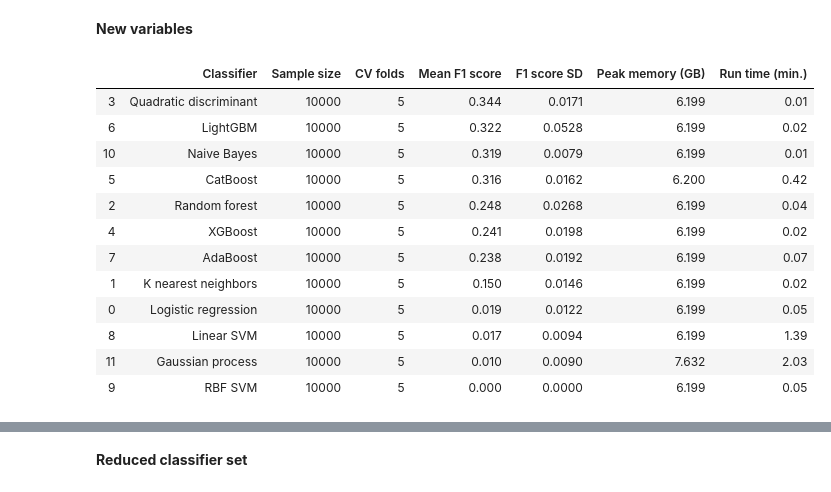
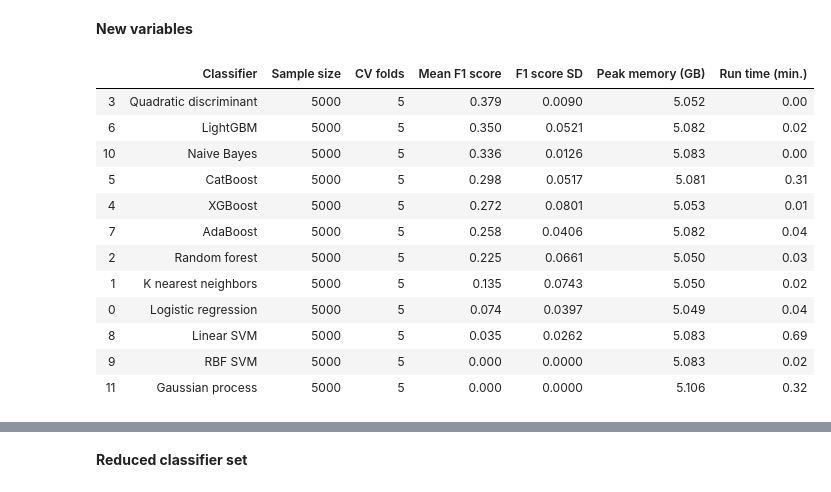
Before and after one commit to aristyogresearch/wildfire, a Jupyter notebook: notebooks/model_selection.ipynb, the cells around one changed output, grey strips where cells are left out. Saved outputs shown, nothing was run; the diff lists cells and outputs as text; code cells hidden in the pictures.

```diff
--- a/notebooks/model_selection.ipynb
+++ b/notebooks/model_selection.ipynb
@@ -667,17 +662,24 @@ def cross_validate_classifier(classifier, X_train, y_train, folds, scoring_func)
 **New variables**
 # %%
 cv_folds = 5
-sample_size = 10000
+sample_size = 5000
 scoring_func = make_scorer(f1_score)
 # %%
 # Take stratified sample of daily mean data and do stratified test-train split
-sampled_data = stratified_sample(data_daily_mean, sample_size)
+sampled_data = stratified_sample(data_rolling_window, sample_size)
 
 y = sampled_data['ignition']
 X = sampled_data.drop('ignition', axis=1)
 
-X_train, X_test, y_train, y_test = train_test_split(X, y, test_size=test_train_split_ratio, random_state=rand_seed, stratify=y)
+X_train, X_test, y_train, y_test = train_test_split(
+    X,
+    y,
+    test_size=test_train_split_ratio,
+    random_state=rand_seed,
+    stratify=y
+)
 
+# To scale or not to scale, that is the question
 # scaler = RobustScaler()
 # scaler.fit(X_train)
 
@@ -705,44 +707,50 @@ classifier_data = pd.DataFrame(columns=[
 for classifier, description in zip(classifiers, classifier_descriptions):
 
     start = time()
 
-    mem_usage, cross_val_scores = memory_usage((cross_validate_classifier, (classifier, X_train, y_train, folds, scoring_func)), retval=True)
+    mem_usage, cross_val_scores = memory_usage((cross_validate_classifier, (
+        classifier,
+        X_train,
+        y_train,
+        cv_folds,
+        scoring_func)
+    ), retval=True)
 
     dT = np.round(((time() - start)/60),2)
 
     mean_f1_score = np.round(mean(cross_val_scores),3)
     sd_f1_score = np.round(np.std(cross_val_scores),4)
     max_mem = np.round((max(mem_usage) / 1000),3)
 
     mem_usages.append(max_mem)
     run_times.append(dT)
     f1_score_means.append(mean_f1_score)
     f1_score_sds.append(sd_f1_score)
 
     classifier_data = classifier_data.append(pd.Series([
         description,
         sample_size,
         cv_folds,
         mean_f1_score,
         sd_f1_score,
         max_mem,
         dT
     ], index=classifier_data.columns), ignore_index=True)
 
 classifier_data = classifier_data.sort_values(['Mean F1 score'], ascending=[0])
 classifier_data
 # %% [output]
 |  | Classifier | Sample size | CV folds | Mean F1 score | F1 score SD | Peak memory (GB) | Run time (min.) |
-| 3 | Quadratic discriminant | 10000 | 5 | 0.344 | 0.0171 | 6.199 | 0.01 |
-| 6 | LightGBM | 10000 | 5 | 0.322 | 0.0528 | 6.199 | 0.02 |
-| 10 | Naive Bayes | 10000 | 5 | 0.319 | 0.0079 | 6.199 | 0.01 |
-| 5 | CatBoost | 10000 | 5 | 0.316 | 0.0162 | 6.200 | 0.42 |
-| 2 | Random forest | 10000 | 5 | 0.248 | 0.0268 | 6.199 | 0.04 |
-| 4 | XGBoost | 10000 | 5 | 0.241 | 0.0198 | 6.199 | 0.02 |
-| 7 | AdaBoost | 10000 | 5 | 0.238 | 0.0192 | 6.199 | 0.07 |
-| 1 | K nearest neighbors | 10000 | 5 | 0.150 | 0.0146 | 6.199 | 0.02 |
-| 0 | Logistic regression | 10000 | 5 | 0.019 | 0.0122 | 6.199 | 0.05 |
-| 8 | Linear SVM | 10000 | 5 | 0.017 | 0.0094 | 6.199 | 1.39 |
-| 11 | Gaussian process | 10000 | 5 | 0.010 | 0.0090 | 7.632 | 2.03 |
-| 9 | RBF SVM | 10000 | 5 | 0.000 | 0.0000 | 6.199 | 0.05 |
+| 3 | Quadratic discriminant | 5000 | 5 | 0.379 | 0.0090 | 5.052 | 0.00 |
+| 6 | LightGBM | 5000 | 5 | 0.350 | 0.0521 | 5.082 | 0.02 |
+| 10 | Naive Bayes | 5000 | 5 | 0.336 | 0.0126 | 5.083 | 0.00 |
+| 5 | CatBoost | 5000 | 5 | 0.298 | 0.0517 | 5.081 | 0.31 |
+| 4 | XGBoost | 5000 | 5 | 0.272 | 0.0801 | 5.053 | 0.01 |
+| 7 | AdaBoost | 5000 | 5 | 0.258 | 0.0406 | 5.082 | 0.04 |
+| 2 | Random forest | 5000 | 5 | 0.225 | 0.0661 | 5.050 | 0.03 |
+| 1 | K nearest neighbors | 5000 | 5 | 0.135 | 0.0743 | 5.050 | 0.02 |
+| 0 | Logistic regression | 5000 | 5 | 0.074 | 0.0397 | 5.049 | 0.04 |
+| 8 | Linear SVM | 5000 | 5 | 0.035 | 0.0262 | 5.083 | 0.69 |
+| 9 | RBF SVM | 5000 | 5 | 0.000 | 0.0000 | 5.083 | 0.02 |
+| 11 | Gaussian process | 5000 | 5 | 0.000 | 0.0000 | 5.106 | 0.32 |
 # %% [markdown]
```
Also changed, not shown: parts of 14 cells of this notebook, 3 other files.
